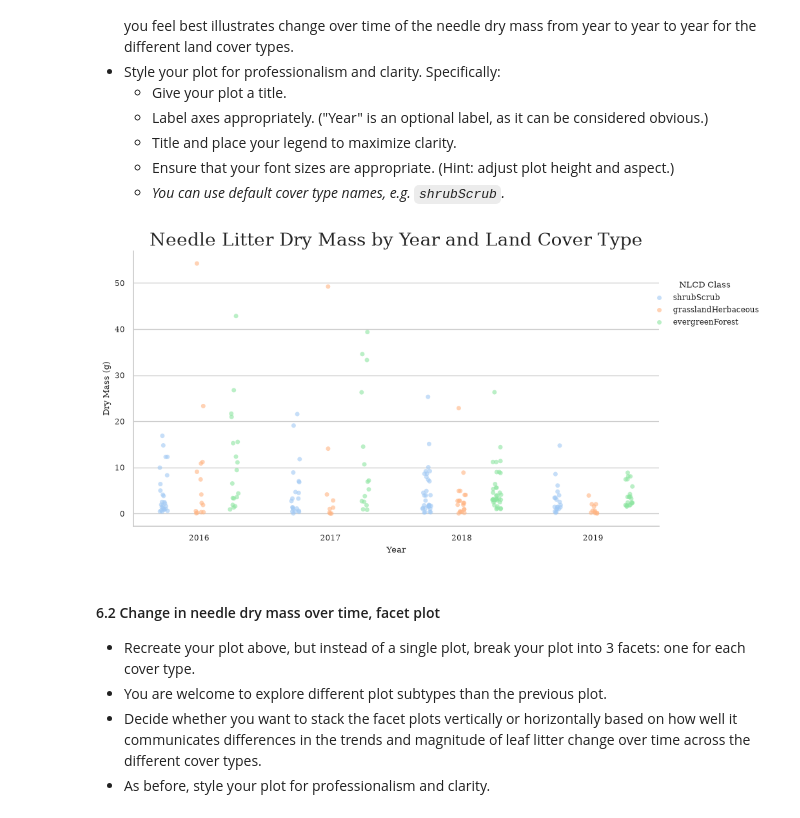
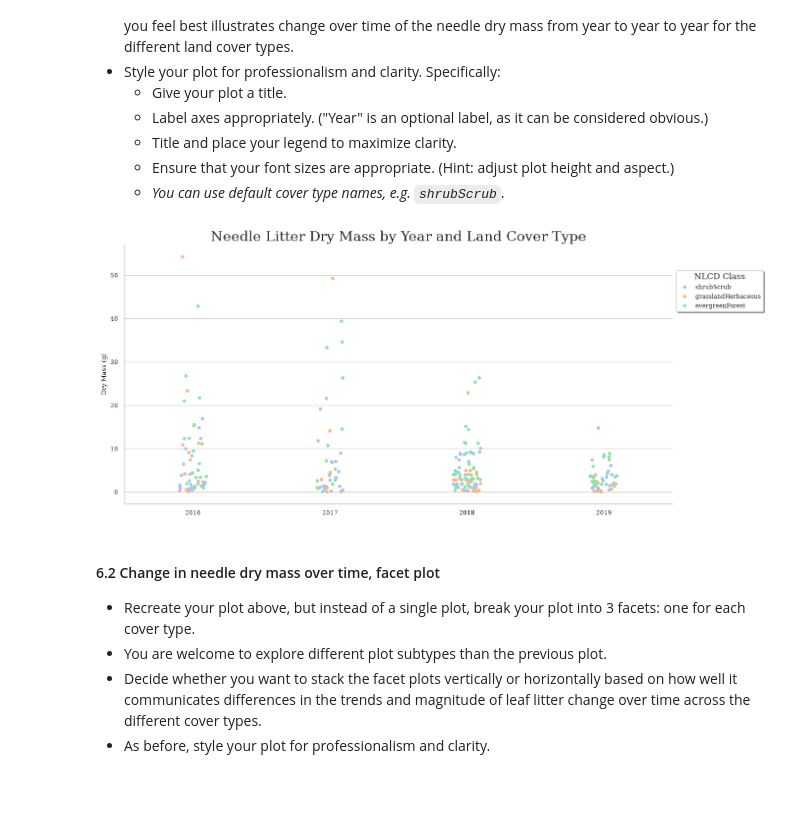
Before and after one commit to peytonrsmith/ENV700, a Jupyter notebook: assignments/A5-DataVisualization.ipynb, the cells around one changed output. Saved outputs shown, nothing was run; the diff lists cells and outputs as text; code cells hidden in the pictures; blank space fills up the shorter version.

```diff
--- a/assignments/A5-DataVisualization.ipynb
+++ b/assignments/A5-DataVisualization.ipynb
@@ -85,10 +79,13 @@ NEON_NIWO = (
     pd.read_csv(
         processed_fldr/'NEON_NIWO_Litter_mass_trap_Processed.csv'
     ,
-        parse_dates=['collectDate'])
+        parse_dates=['collectDate']).assign(
+        year = lambda df: df['collectDate'].dt.year
+    )
 )
 # %%
 # 2.2.2 Create a month column to be an ordered categorical data type with levels for all months.
-NEON_NIWO.assign(
-        month = lambda df: df['collectDate'].dt.month
-    )
+NEON_NIWO['month_abb'] = pd.Categorical(
+    values = NEON_NIWO['collectDate'].dt.month_name().str[:3],
+    categories=calendar.month_abbr[1:]
+)
@@ -271,36 +252,35 @@ We are curious how the amount of needles is changing from year to year, specific
     - *You can use default cover type names, e.g. `shrubScrub`.*
 # %%
 # 6. Plot the dry mass of needles over time, separated by NLCD cover type
-needles = NEON_NIWO[NEON_NIWO['functionalGroup'] == 'Needles'].copy()
-needles['year'] = pd.to_datetime(needles['collectDate']).dt.year
+needles = NEON_NIWO[NEON_NIWO['functionalGroup'] == 'Needles']
 
 g = sns.catplot(
     data = needles,
     y='dryMass',
     kind='strip',
     x='year',
     hue='nlcdClass',
-    dodge=True,
-    alpha=0.6,
-    height=5,
-    aspect=1.8
+    height=6,
+    aspect=2
 )
 
 g.set(
     title = 'Needle Litter Dry Mass by Year and Land Cover Type',
-    xlabel= 'Year',
+    xlabel= '',
     ylabel= 'Dry Mass (g)'
     )
 
 sns.move_legend(
     g,
     'upper right',
-    bbox_to_anchor=(0.98, 0.9),
+    bbox_to_anchor=(1, 0.9),
     title='NLCD Class',
-    frameon=False
+    title_fontsize=12,
+    shadow=True,
+    frameon=True
 );
 # %% [output]
-[figure, old version]
+[figure, new version]
 # %% [markdown]
 #### 6.2 Change in needle dry mass over time, facet plot
 * Recreate your plot above, but instead of a single plot, break your plot into 3 facets: one for each cover type.
```
Also changed, not shown: parts of 11 cells of this notebook.
